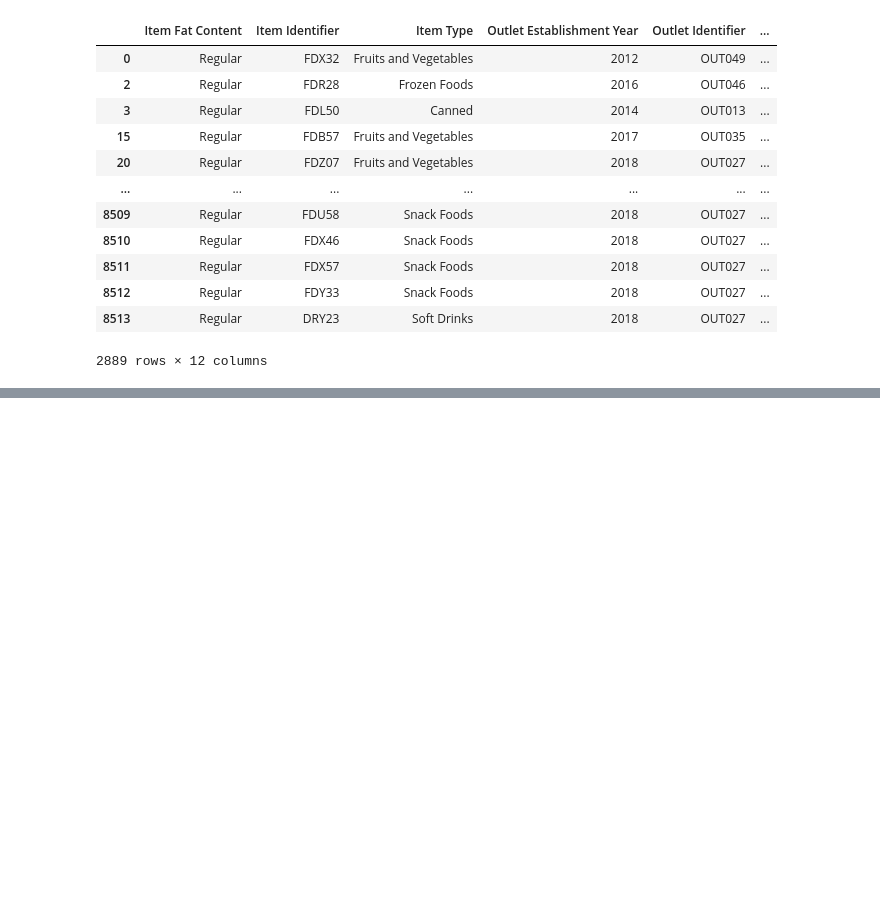
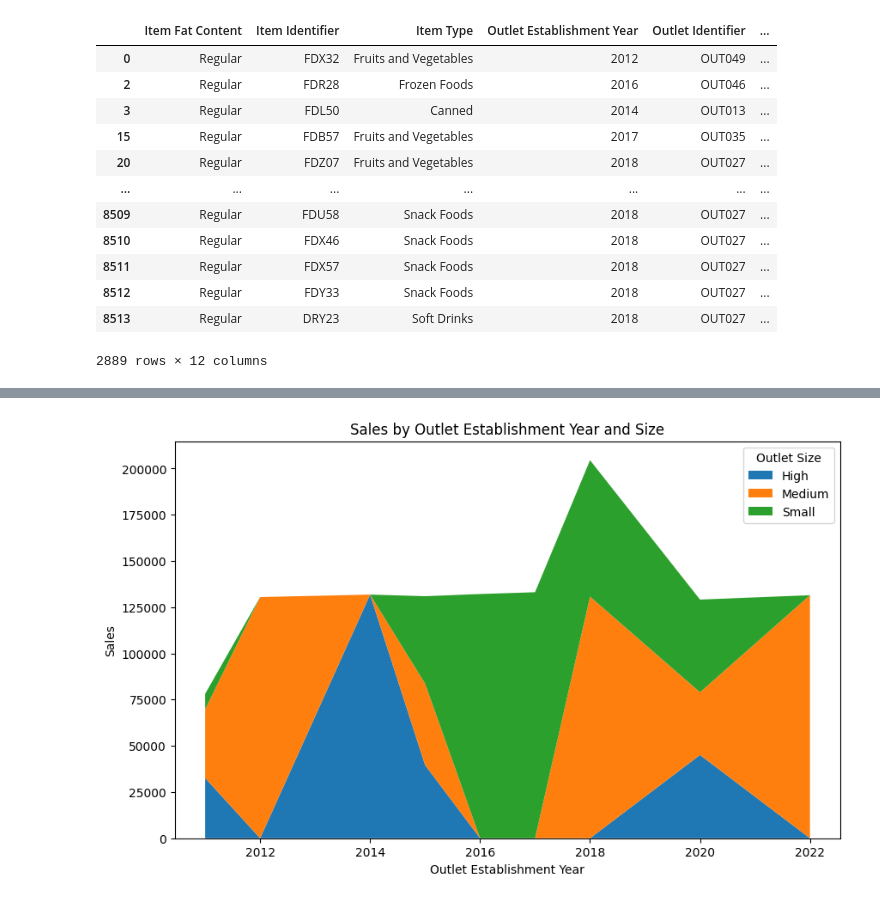
Before and after one commit to Lam2y/Data-Analytics, a Jupyter notebook: Datasets/BlinkIT/BlinkIT.ipynb, the cells around one changed output, grey strips where cells are left out. Saved outputs shown, nothing was run; the diff lists cells and outputs as text; code cells hidden in the pictures; blank space fills up the shorter version.

Commit message:
Completed Matplotlib Exercise 1

```diff
--- a/Datasets/BlinkIT/BlinkIT.ipynb
+++ b/Datasets/BlinkIT/BlinkIT.ipynb
@@ -45,3 +45,10 @@ df1[df1['Item Fat Content']=='Regular']
 | 8512 | Regular | FDY33 | Snack Foods | 2018 | OUT027 | ... |
 | 8513 | Regular | DRY23 | Soft Drinks | 2018 | OUT027 | ... |
 2889 rows × 12 columns
+# %%
+#create a stackplot
+import matplotlib.pyplot as plt
+import numpy as np
+
+df['Outlet Establishment Year'] = pd.to_numeric(df['Outlet Establishment Year'])
+df['Outlet Establishment Year']
@@ -47,0 +68,3 @@ df1[df1['Item Fat Content']=='Regular']
+# %%
+df['Sales'].dtype
+df_agg = df.groupby([df['Outlet Establishment Year'],'Outlet Size'])[['Sales']].sum()
@@ -47,0 +92,18 @@ df1[df1['Item Fat Content']=='Regular']
+# %%
+#Help me create an error bar plot by outlet size
+df_unstacked = df_agg.unstack(level='Outlet Size').fillna(0)
+
+# Step 2: Prepare data for stackplot
+years = df_unstacked.index  # 'Outlet Establishment Year' as x-axis values
+sales_data = [df_unstacked['Sales', size] for size in df_unstacked['Sales'].columns]  # List of sales data by size
+
+# Step 3: Plot using stackplot
+plt.figure(figsize=(10, 6))
+plt.stackplot(years, sales_data, labels=df_unstacked['Sales'].columns)
+plt.title("Sales by Outlet Establishment Year and Size")
+plt.xlabel("Outlet Establishment Year")
+plt.ylabel("Sales")
+plt.legend(title="Outlet Size")
+plt.show()
+# %% [output]
+[figure, added]
```
Also changed, not shown: parts of 4 cells of this notebook, 22 other files.
